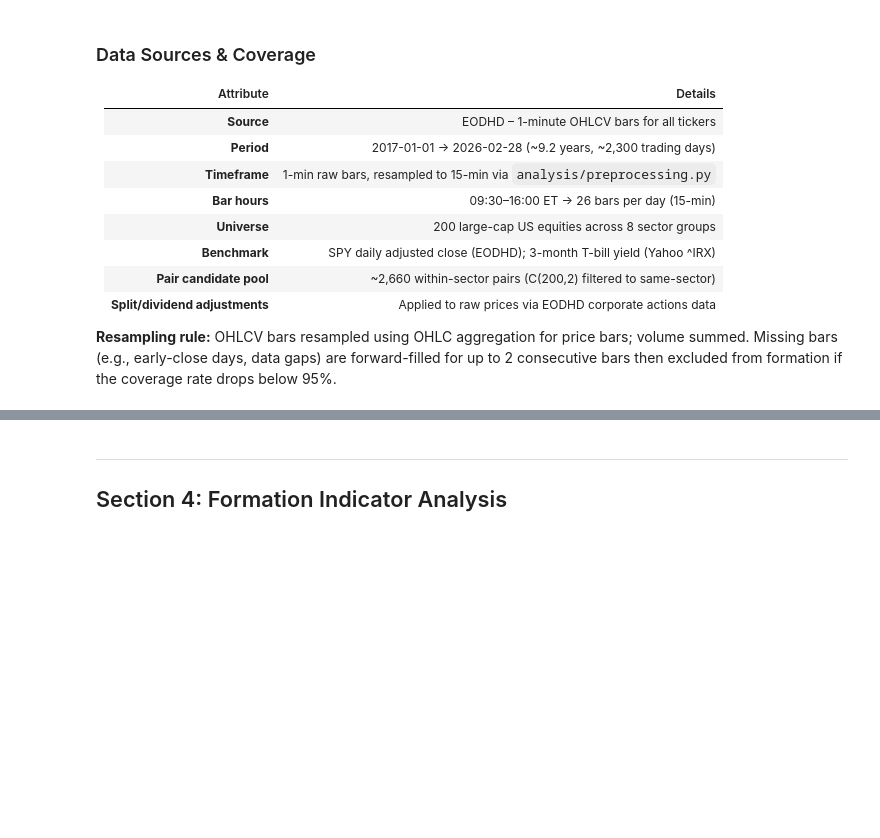
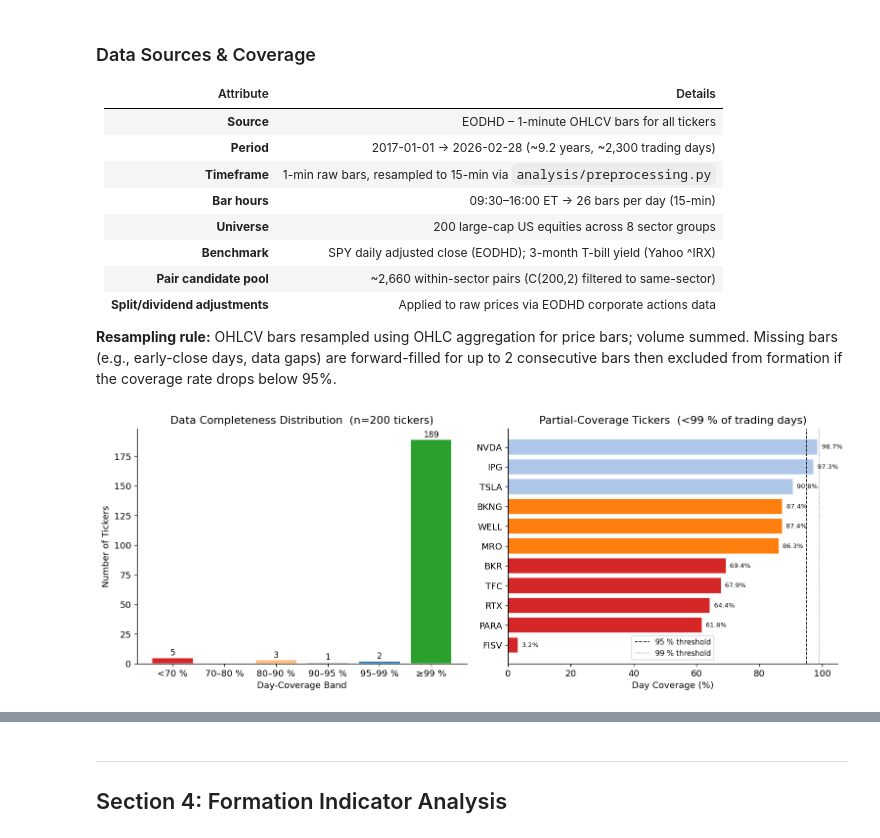
Before and after one commit to erevtsov/stat-arb, a Jupyter notebook: notebooks/final_report.ipynb, the cells around one changed output, grey strips where cells are left out. Cells and saved outputs as stored; diff of their text form; code cells hidden in the pictures; blank space fills up the shorter version.

```diff
--- a/notebooks/final_report.ipynb
+++ b/notebooks/final_report.ipynb
@@ -736,3 +736,85 @@ Min sector size:           18 (Communication Services)
 **Resampling rule:** OHLCV bars resampled using OHLC aggregation for price bars; volume summed.
 Missing bars (e.g., early-close days, data gaps) are forward-filled for up to 2 consecutive bars
 then excluded from formation if the coverage rate drops below 95%.
+# %%
+# ── Data completeness: per-ticker day-coverage vs reference calendar ─────────
+DATA_15MIN = ROOT / "data" / "processed" / "15min"
+
+# Reference calendar from AAPL (most complete ticker, all 2,301 trading days)
+_ref = pl.read_parquet(DATA_15MIN / "AAPL.parquet")
+_ref_days = (
+    _ref.with_columns(pl.col("timestamp").dt.date().alias("date"))
+    .select("date").unique()
+)
+TOTAL_TRADING_DAYS = len(_ref_days)
+
+# Per-ticker stats
+_coverage_rows = []
+for _f in sorted(DATA_15MIN.glob("*.parquet")):
+    _df = pl.read_parquet(_f)
+    _days = (
+        _df.with_columns(pl.col("timestamp").dt.date().alias("date"))
+        .select("date").unique()
+        .shape[0]
+    )
+    _first = _df["timestamp"].min().date()
+    _last  = _df["timestamp"].max().date()
+    _coverage_rows.append({
+        "ticker":       _f.stem,
+        "days_present": _days,
+        "completeness": _days / TOTAL_TRADING_DAYS,
+        "first_date":   str(_first),
+        "last_date":    str(_last),
+    })
+
+coverage_df = pd.DataFrame(_coverage_rows).sort_values("completeness")
+
+# ── Plot 1: completeness histogram ────────────────────────────────────────────
+fig, axes = plt.subplots(1, 2, figsize=(13, 5))
+
+bins = [0, 0.70, 0.80, 0.90, 0.95, 0.99, 1.001]
+labels = ["<70 %", "70–80 %", "80–90 %", "90–95 %", "95–99 %", "≥99 %"]
+counts_binned = pd.cut(coverage_df["completeness"], bins=bins, labels=labels).value_counts().sort_index()
+colors_hist = ["#d62728", "#ff7f0e", "#ffbb78", "#aec7e8", "#1f77b4", "#2ca02c"]
+axes[0].bar(counts_binned.index, counts_binned.values, color=colors_hist, edgecolor="white")
+for j, v in enumerate(counts_binned.values):
+    if v > 0:
+        axes[0].text(j, v + 0.5, str(v), ha="center", va="bottom", fontsize=10)
+axes[0].set_xlabel("Day-Coverage Band")
+axes[0].set_ylabel("Number of Tickers")
+axes[0].set_title(f"Data Completeness Distribution  (n={len(coverage_df)} tickers)")
+
+# ── Plot 2: sorted completeness per ticker (only partial-coverage ones) ───────
+partial = coverage_df[coverage_df["completeness"] < 0.99].sort_values("completeness")
+axes[1].barh(partial["ticker"], partial["completeness"] * 100,
+             color=["#d62728" if c < 0.70 else "#ff7f0e" if c < 0.90 else "#aec7e8"
+                    for c in partial["completeness"]], edgecolor="white")
+axes[1].axvline(95, color="black", lw=1, ls="--", label="95 % threshold")
+axes[1].axvline(99, color="grey",  lw=1, ls=":",  label="99 % threshold")
+axes[1].set_xlabel("Day Coverage (%)")
+axes[1].set_title("Partial-Coverage Tickers  (<99 % of trading days)")
+axes[1].legend(fontsize=9)
+axes[1].set_xlim(0, 105)
+for i, (_, row) in enumerate(partial.iterrows()):
+    axes[1].text(row["completeness"] * 100 + 0.5, i,
+                 f' {row["completeness"]*100:.1f}%', va="center", fontsize=8)
+
+plt.tight_layout()
+plt.show()
+
+# ── Summary stats ─────────────────────────────────────────────────────────────
+print(f"Reference calendar:  {TOTAL_TRADING_DAYS} trading days  (2017-01-03 → 2026-02-28)")
+print(f"Tickers with ≥99 %:  {(coverage_df.completeness >= 0.99).sum()}  / {len(coverage_df)}")
+print(f"Tickers with ≥95 %:  {(coverage_df.completeness >= 0.95).sum()}  / {len(coverage_df)}")
+print(f"Mean coverage:       {coverage_df.completeness.mean()*100:.2f} %")
+print()
+
+# Partial tickers table
+partial_tbl = partial[["ticker", "completeness", "first_date", "last_date"]].copy()
+partial_tbl["completeness"] = partial_tbl["completeness"].map(lambda x: f"{x*100:.1f} %")
+partial_tbl.columns = ["Ticker", "Coverage", "First Bar", "Last Bar"]
+partial_tbl = partial_tbl.set_index("Ticker")
+print("Partial-coverage tickers:")
+display(partial_tbl)
+# %% [output]
+[figure, added]
```
Also changed, not shown: parts of 14 cells of this notebook.
